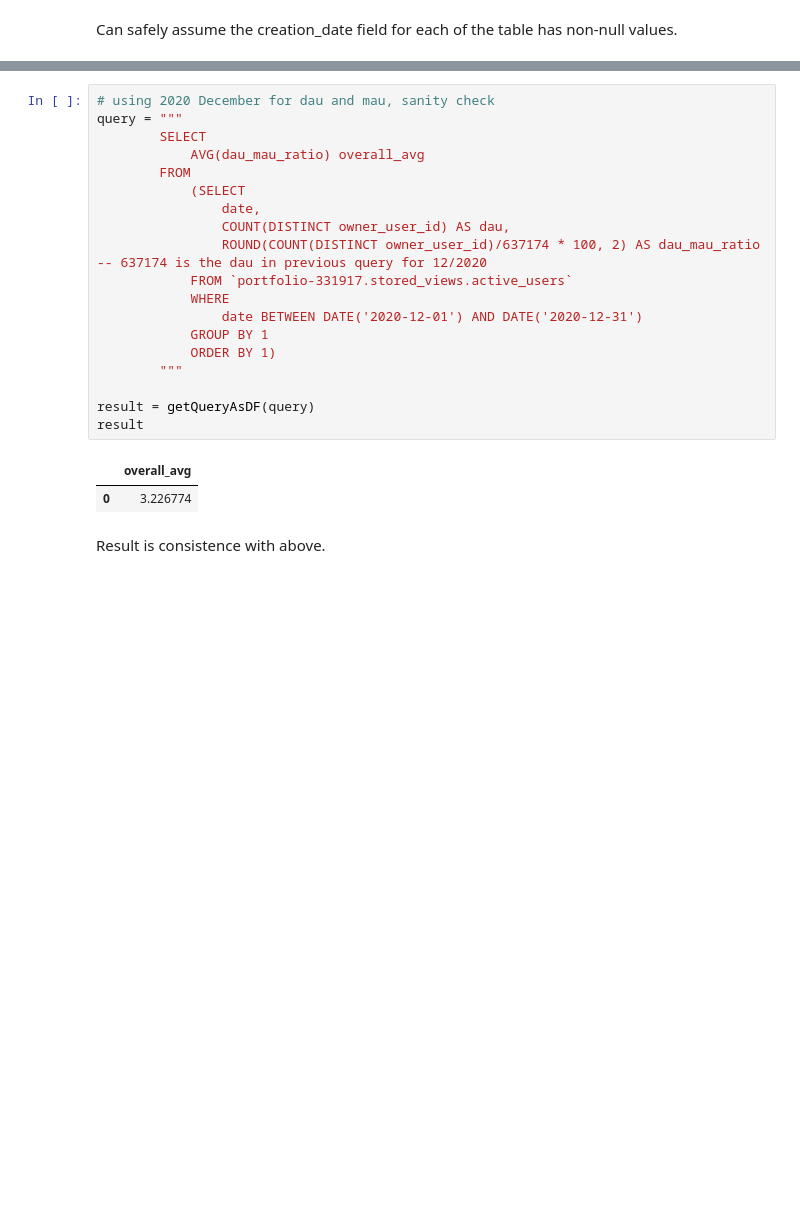
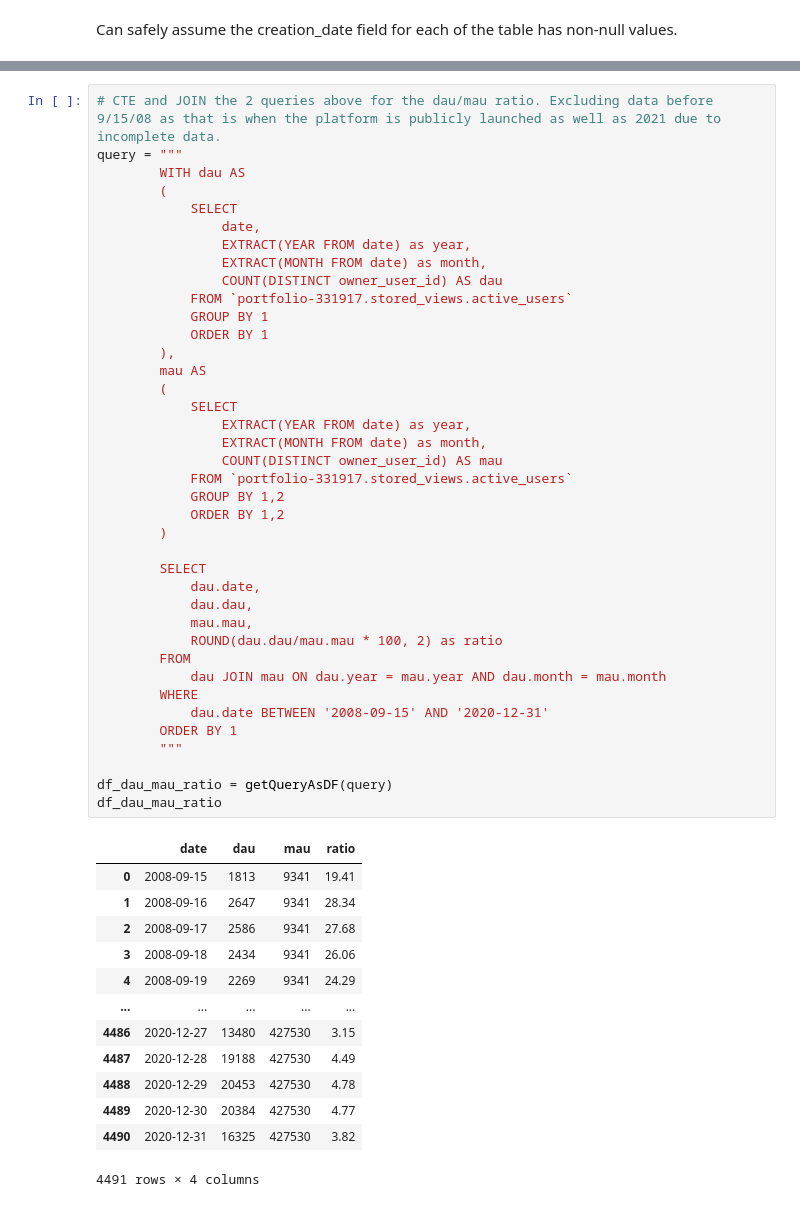
Before and after one commit to mbo0000/Personal-Projects, a Jupyter notebook: StackoverflowCaseStudy/sof_case_study.ipynb, the cells around one changed output, grey strips where cells are left out. Cells and saved outputs as stored; diff of their text form; blank space fills up the shorter version.

```diff
--- a/StackoverflowCaseStudy/sof_case_study.ipynb
+++ b/StackoverflowCaseStudy/sof_case_study.ipynb
@@ -355,24 +312,53 @@ Double checking the overall avg_ratio using a random month.
-# %%
-# using 2020 December for dau and mau, sanity check
-query = """
-        SELECT
-            AVG(dau_mau_ratio) overall_avg
-        FROM
-            (SELECT
-                date,
-                COUNT(DISTINCT owner_user_id) AS dau,
-                ROUND(COUNT(DISTINCT owner_user_id)/637174 * 100, 2) AS dau_mau_ratio -- 637174 is the dau in previous query for 12/2020
-            FROM `portfolio-331917.stored_views.active_users`
-            WHERE
-                date BETWEEN DATE('2020-12-01') AND DATE('2020-12-31')
-            GROUP BY 1
-            ORDER BY 1)
-        """
-
-result = getQueryAsDF(query)
-result
-# %% [output]
-|  | overall_avg |
-| 0 | 3.226774 |
-# %% [markdown]
-Result is consistence with above.
+# %%
+# CTE and JOIN the 2 queries above for the dau/mau ratio. Excluding data before 9/15/08 as that is when the platform is publicly launched as well as 2021 due to incomplete data.
+query = """
+        WITH dau AS
+        (
+            SELECT
+                date,
+                EXTRACT(YEAR FROM date) as year,
+                EXTRACT(MONTH FROM date) as month,
+                COUNT(DISTINCT owner_user_id) AS dau
+            FROM `portfolio-331917.stored_views.active_users`
+            GROUP BY 1
+            ORDER BY 1
+        ),
+        mau AS
+        (
+            SELECT
+                EXTRACT(YEAR FROM date) as year,
+                EXTRACT(MONTH FROM date) as month,
+                COUNT(DISTINCT owner_user_id) AS mau
+            FROM `portfolio-331917.stored_views.active_users`
+            GROUP BY 1,2
+            ORDER BY 1,2
+        )
+
+        SELECT
+            dau.date,
+            dau.dau,
+            mau.mau,
+            ROUND(dau.dau/mau.mau * 100, 2) as ratio
+        FROM
+            dau JOIN mau ON dau.year = mau.year AND dau.month = mau.month
+        WHERE
+            dau.date BETWEEN '2008-09-15' AND '2020-12-31'
+        ORDER BY 1
+        """
+
+df_dau_mau_ratio = getQueryAsDF(query)
+df_dau_mau_ratio
+# %% [output]
+|  | date | dau | mau | ratio |
+| 0 | 2008-09-15 | 1813 | 9341 | 19.41 |
+| 1 | 2008-09-16 | 2647 | 9341 | 28.34 |
+| 2 | 2008-09-17 | 2586 | 9341 | 27.68 |
+| 3 | 2008-09-18 | 2434 | 9341 | 26.06 |
+| 4 | 2008-09-19 | 2269 | 9341 | 24.29 |
+| ... | ... | ... | ... | ... |
+| 4486 | 2020-12-27 | 13480 | 427530 | 3.15 |
+| 4487 | 2020-12-28 | 19188 | 427530 | 4.49 |
+| 4488 | 2020-12-29 | 20453 | 427530 | 4.78 |
+| 4489 | 2020-12-30 | 20384 | 427530 | 4.77 |
+| 4490 | 2020-12-31 | 16325 | 427530 | 3.82 |
+4491 rows × 4 columns
```
Also changed, not shown: parts of 11 cells of this notebook.
